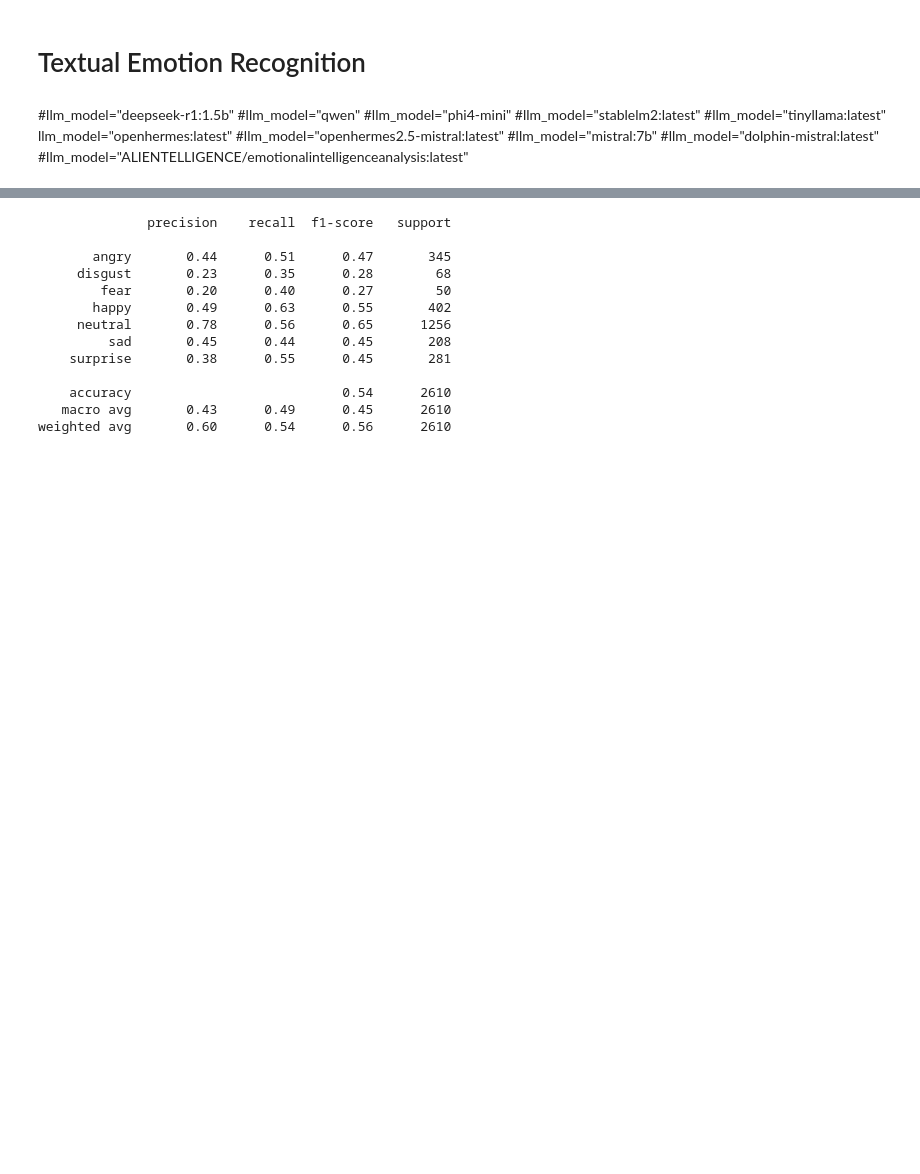
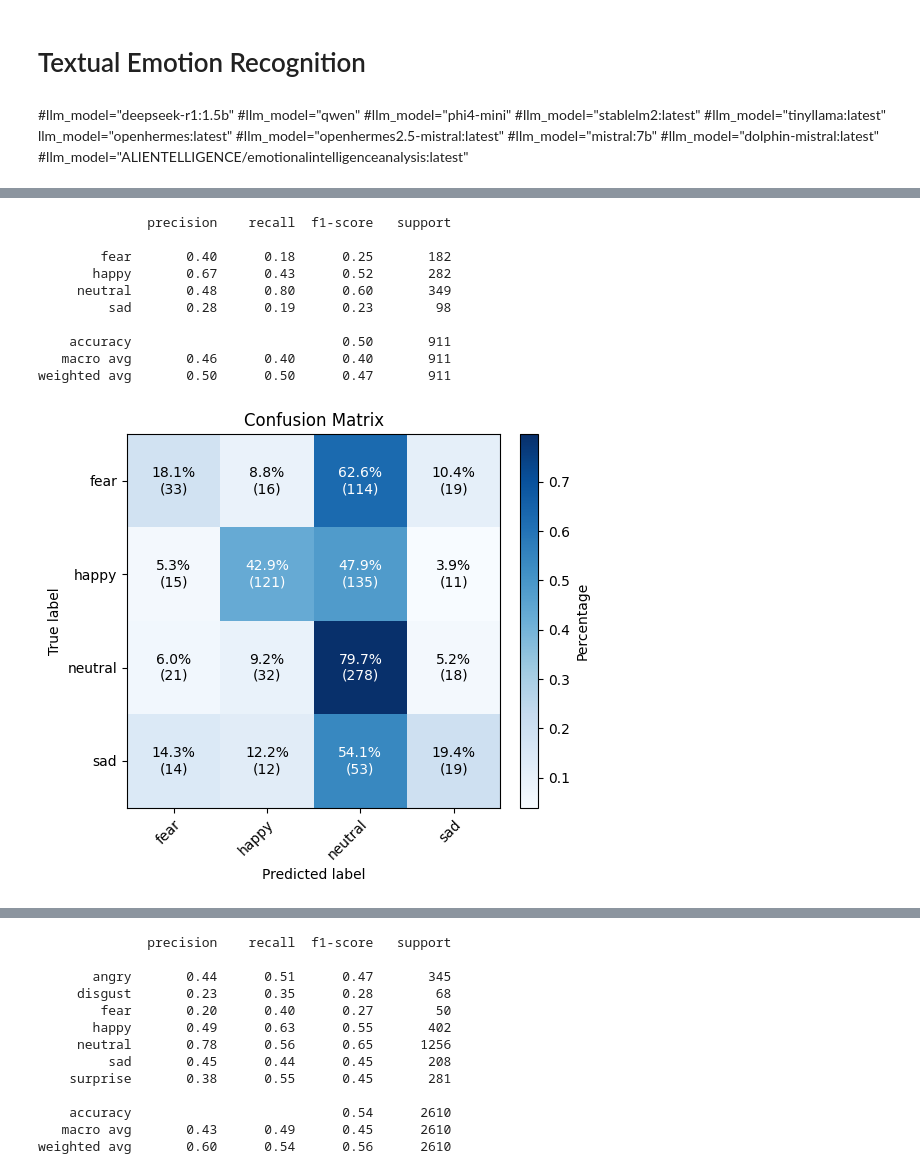
Before and after one commit to sofiafernandescd/EmoReA, a Jupyter notebook: emorea-backend/notebooks/text/TER_study-zero-shot-utt-v1.ipynb, the cells around one changed output, grey strips where cells are left out. Drawn from its saved outputs; the diff is of its cells as text; code cells hidden in the pictures; blank space fills up the shorter version.

```diff
--- a/emorea-backend/notebooks/text/TER_study-zero-shot-utt-v1.ipynb
+++ b/emorea-backend/notebooks/text/TER_study-zero-shot-utt-v1.ipynb
@@ -75,0 +107,21 @@ def plot_confusion_matrix(y_true, y_pred, labels=None, title="Confusion Matrix")
+# %%
+ter = TextEmotionRecognizer("qwen")
+df = emory
+emo_list = df['label'].unique().tolist()
+df['pred_gemma2'] = df['text'].progress_apply(lambda x: ter.analyze(x, emo_list=emo_list))
+
+print(classification_report(df['label'], df['pred_gemma2']))
+#print(confusion_matrix(df['label'], df['pred']))
+plot_confusion_matrix(df['label'], df['pred_gemma2'])
+# %% [output]
+              precision    recall  f1-score   support
+
+        fear       0.40      0.18      0.25       182
+       happy       0.67      0.43      0.52       282
+     neutral       0.48      0.80      0.60       349
+         sad       0.28      0.19      0.23        98
+
+    accuracy                           0.50       911
+   macro avg       0.46      0.40      0.40       911
+weighted avg       0.50      0.50      0.47       911
+[figure, added]
```
Also changed, not shown: parts of 9 cells of this notebook, 25 other files.
